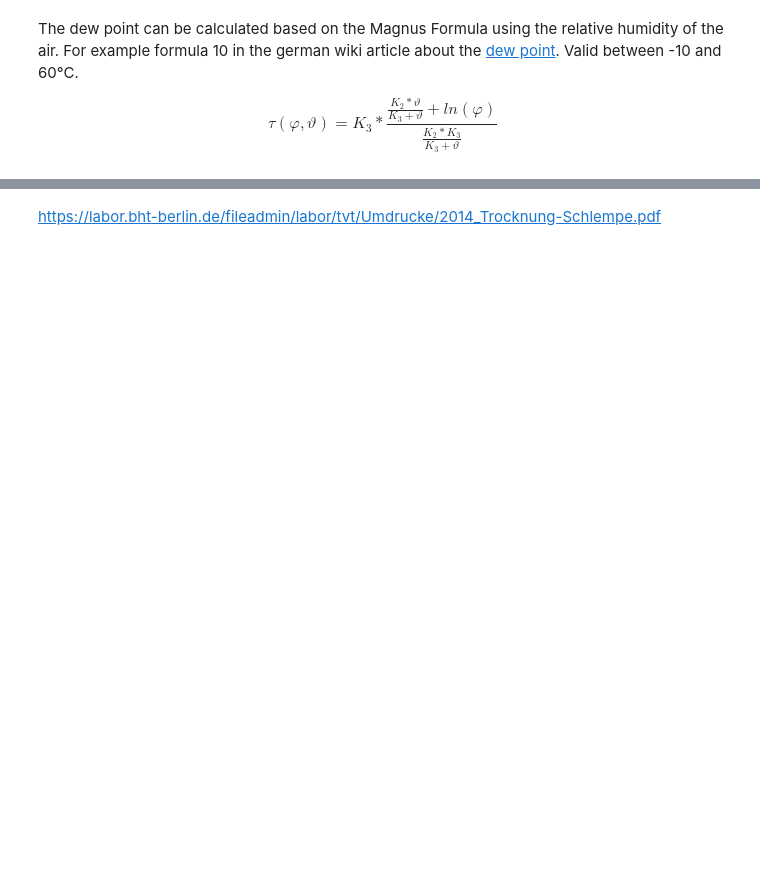
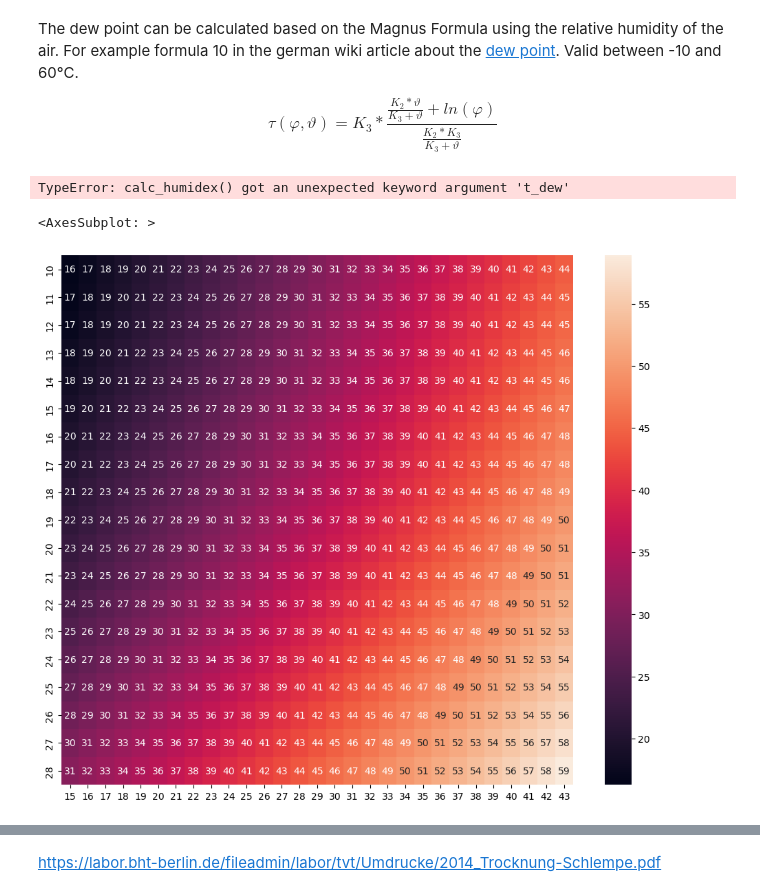
Before and after one commit to MoritzImendoerffer/data_div, a Jupyter notebook: temperature_humidity/towels.ipynb, the cells around one changed output, grey strips where cells are left out. Drawn from its saved outputs; the diff is of its cells as text; code cells hidden in the pictures; blank space fills up the shorter version.

Commit message:
strugling to calculate relative humidity if water is added to moist air with certain relative humidity

```diff
--- a/temperature_humidity/towels.ipynb
+++ b/temperature_humidity/towels.ipynb
@@ -44,6 +46,8 @@ class constants:
 
 def calc_dewpoint(humidity_rel: float, temp: float) -> float:
     """Calculates the dew point of water in air based on the magnus formula
+
+    Based on: https://de.wikipedia.org/wiki/Taupunkt ??
 
     Parameters
     ------
@@ -127,6 +131,38 @@ def calc_hum_spec(humidity_rel: float, temp: float, pressure_air: float) -> floa
     rho_water = ppressure_water / (constants.gas_constant["water"]*temp)
     rho_air_dry = (pressure_air - ppressure_water) / (constants.gas_constant["air_dry"]*temp)
     return rho_water / (rho_air_dry + rho_water)
+
+def calc_humidex(temp: float, humidity_rel: float) -> float:
+    """Calculates the humidex
+
+    Source and possible test: https://en.wikipedia.org/wiki/Humidex
+    Currently visually tested for dew point on x axis, not yet tested if dew point is calculated
+    Parameters
+    ----.
+     temp: float
+        temperature in °C
+
+    humidity_rel: float
+        relative humidity between 0 and 1
+
+    """
+    t_dew = calc_dewpoint(humidity_rel, temp)
+    return temp + 0.5555 * (6.11*np.exp(5417.753 * (1/273.16 - 1/(273.15+t_dew))) - 10)
+# %%
+rel_hum = np.arange(30, 90)
+dew_point = np.arange(10, 29)
+
+T, D = np.meshgrid(rel_hum = rel_hum, humdew_point)
+
+H = calc_humidex(temp=T, humidity_rel=1, t_dew=D)
+# %% [output]
+TypeError: calc_humidex() got an unexpected keyword argument 't_dew'
+# %%
+fig, ax = plt.subplots(ncols=1, figsize=(12,10))
+sns.heatmap(H, xticklabels=temp, yticklabels=dew_point, annot=True, ax=ax)
+# %% [output]
+<AxesSubplot: >
+[figure, added]
 # %%
 constants.gas_constant.keys()
 # %% [output]
```
Also changed, not shown: parts of 3 cells of this notebook.
